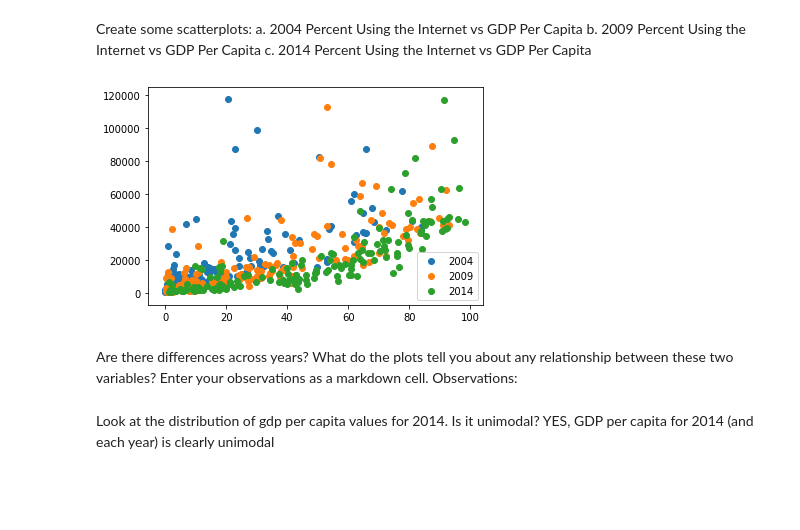
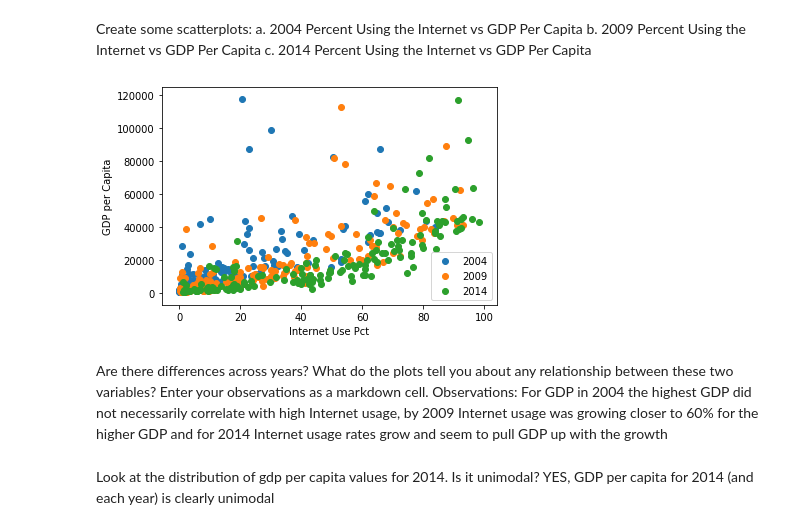
Before and after one commit to annrinTN/gdp-and-internet-usage-annrinTN, a Jupyter notebook: notebooks/GDP_and_Internet_data.ipynb, the cells around one changed output. Drawn from its saved outputs; the diff is of its cells as text; code cells hidden in the pictures; blank space fills up the shorter version.

```diff
--- a/notebooks/GDP_and_Internet_data.ipynb
+++ b/notebooks/GDP_and_Internet_data.ipynb
@@ -314,15 +314,20 @@ c. 2014 Percent Using the Internet vs GDP Per Capita
 # %%
 plt.scatter(gdp_internet_2004.Internet_Users_Pct, gdp_internet_2004.GDP_Per_Capita, label="2004")
 plt.scatter(gdp_internet_2009.Internet_Users_Pct, gdp_internet_2009.GDP_Per_Capita, label="2009")
 plt.scatter(gdp_internet_2014.Internet_Users_Pct, gdp_internet_2014.GDP_Per_Capita, label="2014")
 plt.legend(loc="lower right")
+plt.xlabel("Internet Use Pct")
+plt.ylabel("GDP per Capita")
 plt.show()
 # %% [output]
-[figure, old version]
+[figure, new version]
 # %% [markdown]
 Are there differences across years? What do the plots tell you about any relationship between these two variables?
 Enter your observations as a markdown cell.
 Observations:
+For GDP in 2004 the highest GDP did not necessarily correlate with high Internet usage,
+by 2009 Internet usage was growing closer to 60% for the higher GDP and
+for 2014 Internet usage rates grow and seem to pull GDP up with the growth
 # %% [markdown]
 Look at the distribution of gdp per capita values for 2014. Is it unimodal?
 YES, GDP per capita for 2014 (and each year) is clearly unimodal
```
Also changed, not shown: parts of 2 cells of this notebook.
